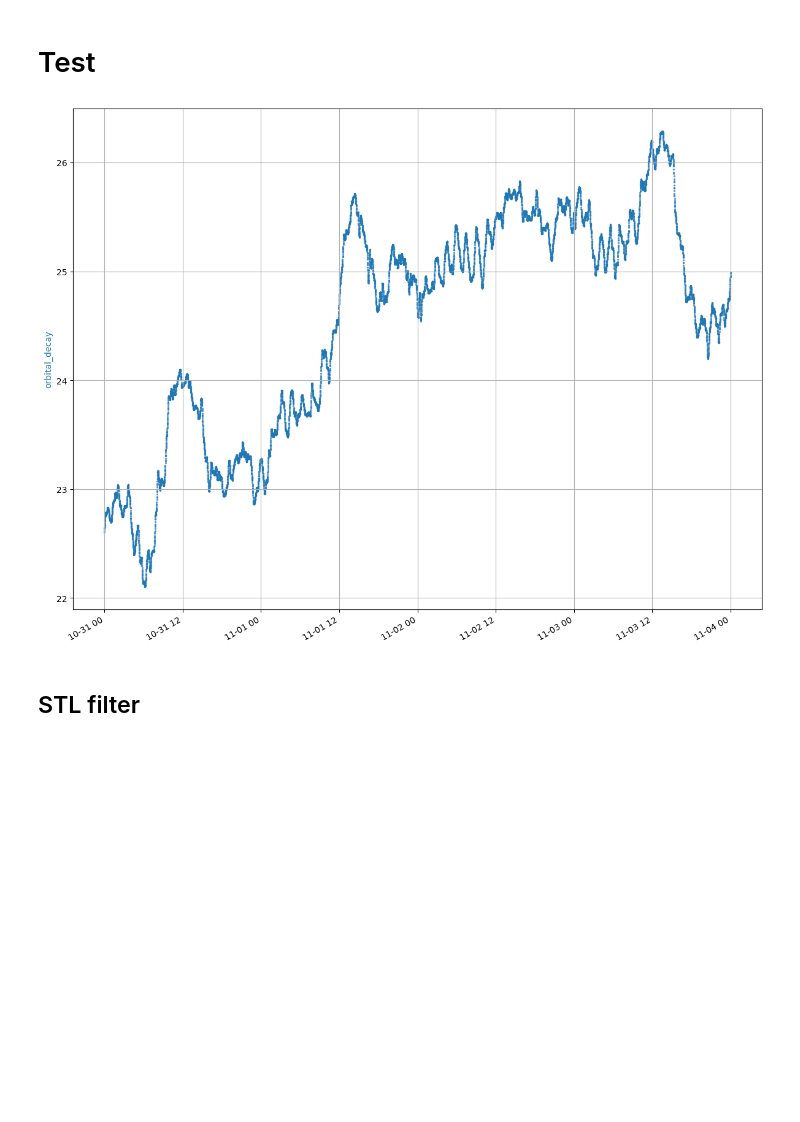
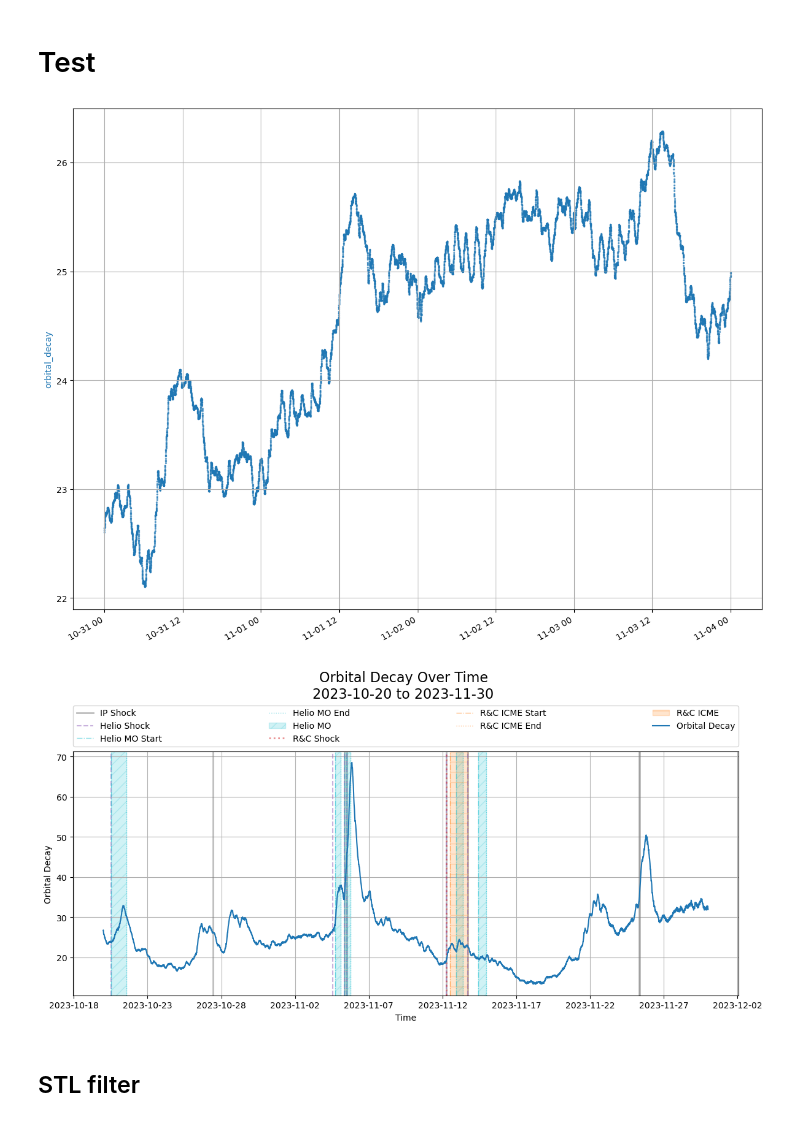
Before and after one commit to David-Student-Bern/MT, a Jupyter notebook: Analysis/modeling/amplitude_finder.ipynb, the cells around one changed output. Cells and saved outputs as stored; diff of their text form; code cells hidden in the pictures; blank space fills up the shorter version.

```diff
--- a/Analysis/modeling/amplitude_finder.ipynb
+++ b/Analysis/modeling/amplitude_finder.ipynb
@@ -48,16 +48,21 @@ df_subset.index = pd.to_datetime(df_subset.index)
 # %%
 # plot all features from columns_needed
 fig, axes = plt.subplots(1, 1, figsize=(12, 9), sharex=True)
 
 axes.scatter(df_subset.index, df_subset['orbital_decay'], s=2, c='C0', alpha=0.6)
 axes.set_ylabel('orbital_decay', color='C0')
 axes.grid(True)
 
 fig.autofmt_xdate()
 plt.tight_layout()
 plt.show()
+
+from utils.plot_loader import plot_orbital_decay
+
+plot_orbital_decay(GFOC_data, start_date='2023-10-20', end_date='2023-11-30', tick_interval='daily', tick_step=5, FLAGS=True)
 # %% [output]
 [figure]
+[figure, added]
 # %% [markdown]
 ## STL filter
 # %%
```
Also changed, not shown: parts of 1 cell of this notebook, 1 other file.
